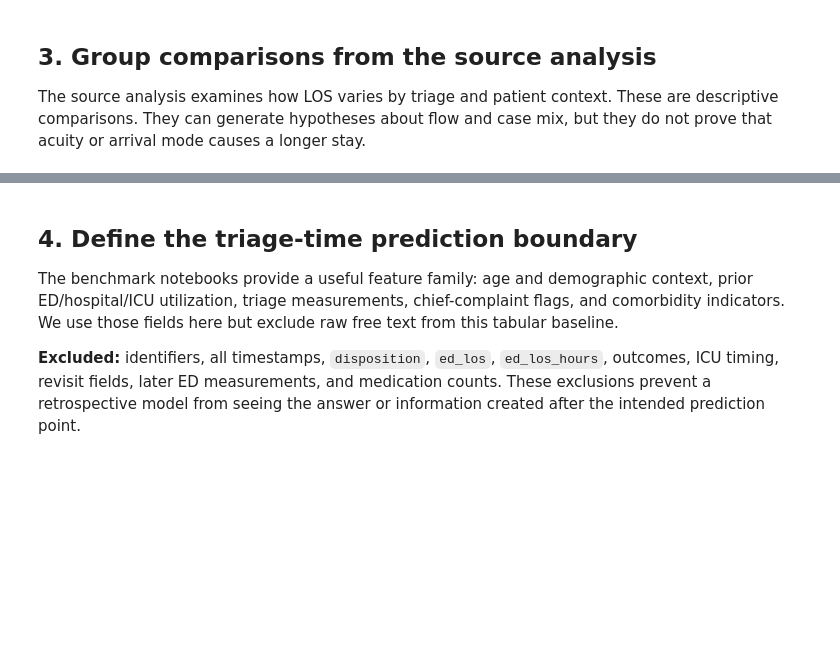
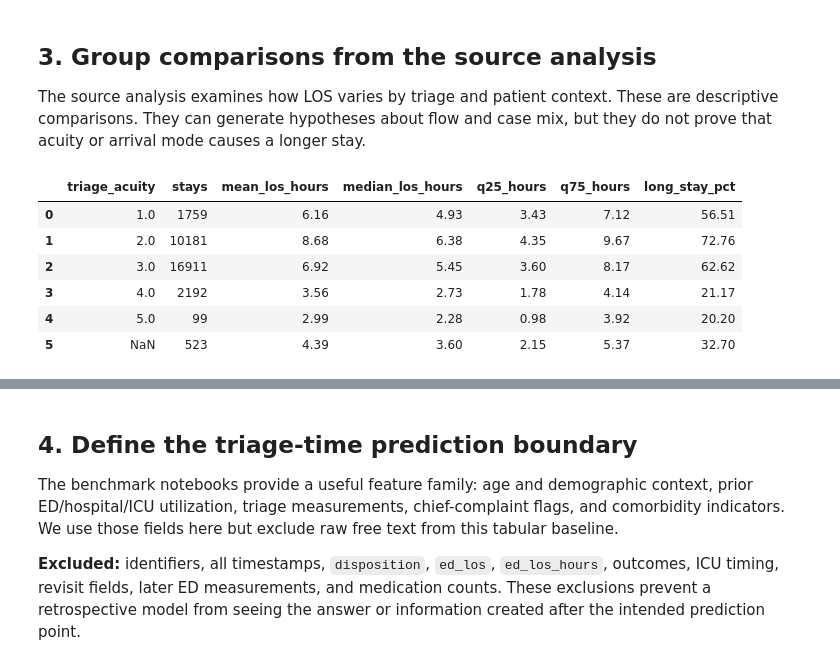
Before and after one commit to waziz786/MedML-toolbox, a Jupyter notebook: notebooks/02_M2_ED_Length_of_Stay_Analysis.ipynb, the cells around one changed output, grey strips where cells are left out. Cells and saved outputs as stored; diff of their text form; code cells hidden in the pictures; blank space fills up the shorter version.

```diff
--- a/notebooks/02_M2_ED_Length_of_Stay_Analysis.ipynb
+++ b/notebooks/02_M2_ED_Length_of_Stay_Analysis.ipynb
@@ -130,18 +176,26 @@ The source analysis examines how LOS varies by triage and patient context. These
 # %%
 acuity_los = (
-    df_los.groupby("triage_acuity", dropna=False)
+    df_los.groupby("triage_acuity_iterative", dropna=False)
     .agg(
         stays=("stay_id", "size"),
         mean_los_hours=("ed_los_hours", "mean"),
         median_los_hours=("ed_los_hours", "median"),
         q25_hours=("ed_los_hours", lambda values: values.quantile(.25)),
         q75_hours=("ed_los_hours", lambda values: values.quantile(.75)),
         long_stay_pct=("los_long_4_5h", "mean"),
     )
     .reset_index()
 )
 acuity_los["long_stay_pct"] *= 100
 display(acuity_los.round(2))
+# %% [output]
+|  | triage_acuity | stays | mean_los_hours | median_los_hours | q25_hours | q75_hours | long_stay_pct |
+| 0 | 1.0 | 1759 | 6.16 | 4.93 | 3.43 | 7.12 | 56.51 |
+| 1 | 2.0 | 10181 | 8.68 | 6.38 | 4.35 | 9.67 | 72.76 |
+| 2 | 3.0 | 16911 | 6.92 | 5.45 | 3.60 | 8.17 | 62.62 |
+| 3 | 4.0 | 2192 | 3.56 | 2.73 | 1.78 | 4.14 | 21.17 |
+| 4 | 5.0 | 99 | 2.99 | 2.28 | 0.98 | 3.92 | 20.20 |
+| 5 | NaN | 523 | 4.39 | 3.60 | 2.15 | 5.37 | 32.70 |
 # %%
 age_groups = pd.cut(df_los["age"], bins=[0, 18, 40, 65, 120], right=False, include_lowest=True)
 age_los = (
```
Also changed, not shown: parts of 10 cells of this notebook.
